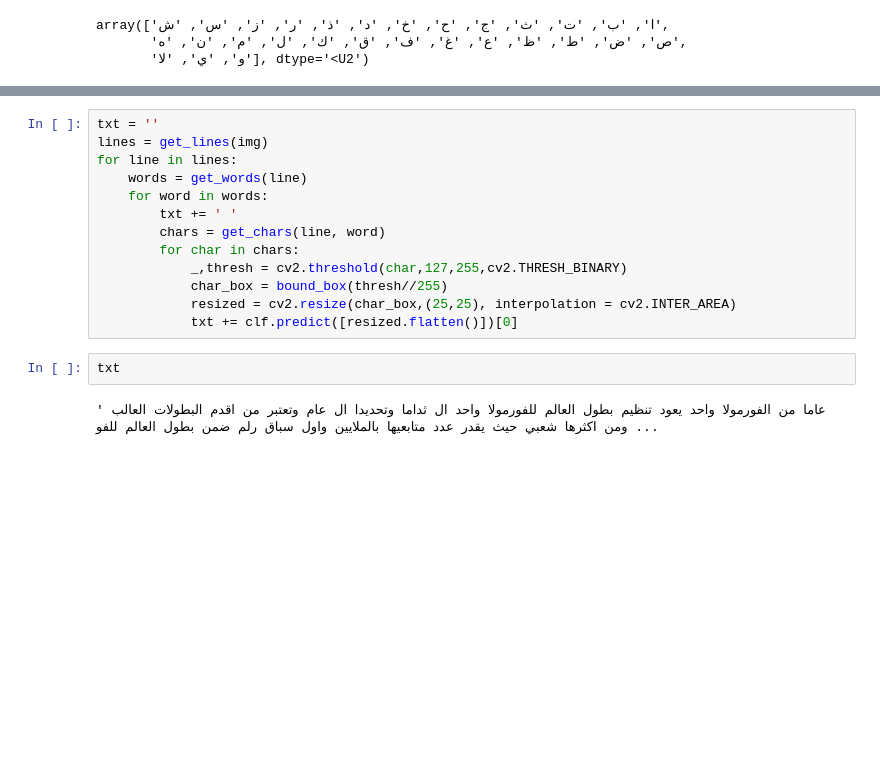
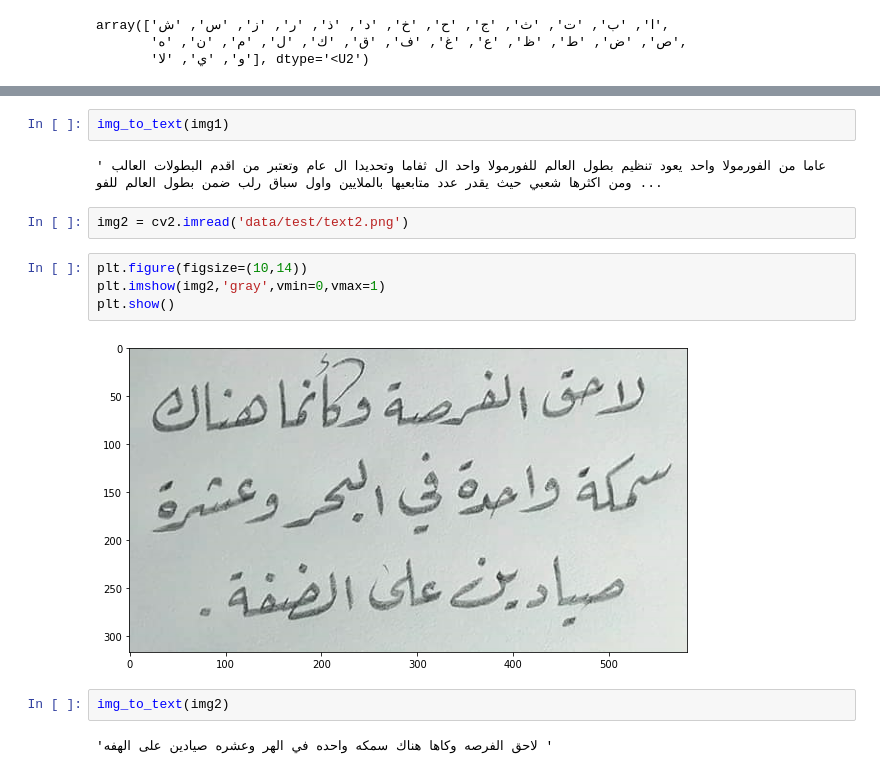
Before and after one commit to abdelrahmanfekryy/CORELIA_Task, a Jupyter notebook: Arabic_Text_Recognition/Main.ipynb, the cells around one changed output, grey strips where cells are left out. Cells and saved outputs as stored; diff of their text form; blank space fills up the shorter version.

```diff
--- a/Arabic_Text_Recognition/Main.ipynb
+++ b/Arabic_Text_Recognition/Main.ipynb
@@ -65,20 +70,19 @@ plt.imshow(img,'gray',vmin=0,vmax=1)
 plt.show()
 # %% [output]
 [figure]
-# %%
-txt = ''
-lines = get_lines(img)
-for line in lines:
-    words = get_words(line)
-    for word in words:
-        txt += ' '
-        chars = get_chars(line, word)
-        for char in chars:
-            _,thresh = cv2.threshold(char,127,255,cv2.THRESH_BINARY)
-            char_box = bound_box(thresh//255)
-            resized = cv2.resize(char_box,(25,25), interpolation = cv2.INTER_AREA)
-            txt += clf.predict([resized.flatten()])[0]
-# %%
-txt
-# %% [output]
-' عاما من الفورمولا واحد يعود تنظيم بطول العالم للفورمولا واحد ال ثداما وتحديدا ال عام وتعتبر من اقدم البطولات العالب ومن اكثرها شعبي حيث يقدر عدد متابعيها بالملايين واول سباق رلم ضمن بطول العالم للفو ...
+# %%
+img_to_text(img1)
+# %% [output]
+' عاما من الفورمولا واحد يعود تنظيم بطول العالم للفورمولا واحد ال ثفاما وتحديدا ال عام وتعتبر من اقدم البطولات العالب ومن اكثرها شعبي حيث يقدر عدد متابعيها بالملايين واول سباق رلب ضمن بطول العالم للفو ...
+# %%
+img2 = cv2.imread('data/test/text2.png')
+# %%
+plt.figure(figsize=(10,14))
+plt.imshow(img2,'gray',vmin=0,vmax=1)
+plt.show()
+# %% [output]
+[figure, added]
+# %%
+img_to_text(img2)
+# %% [output]
+'لاحق الفرصه وكاها هناك سمكه واحده في الهر وعشره صيادين على الهفه '
```
Also changed, not shown: parts of 11 cells of this notebook, 3 other files.
